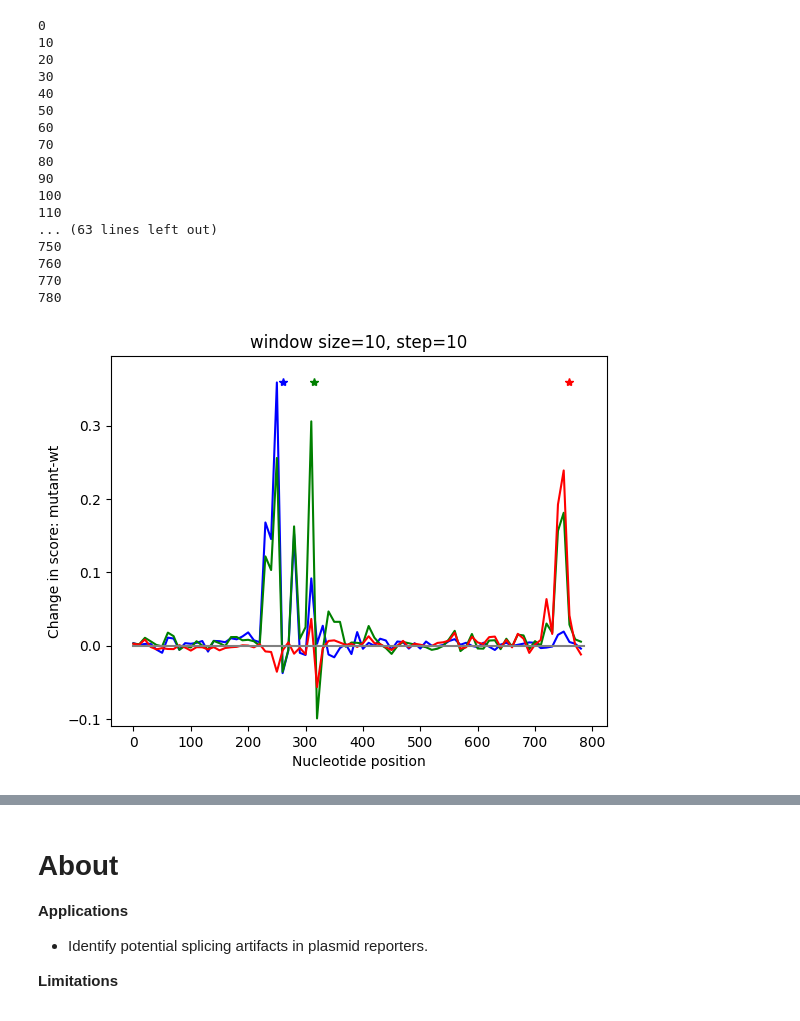
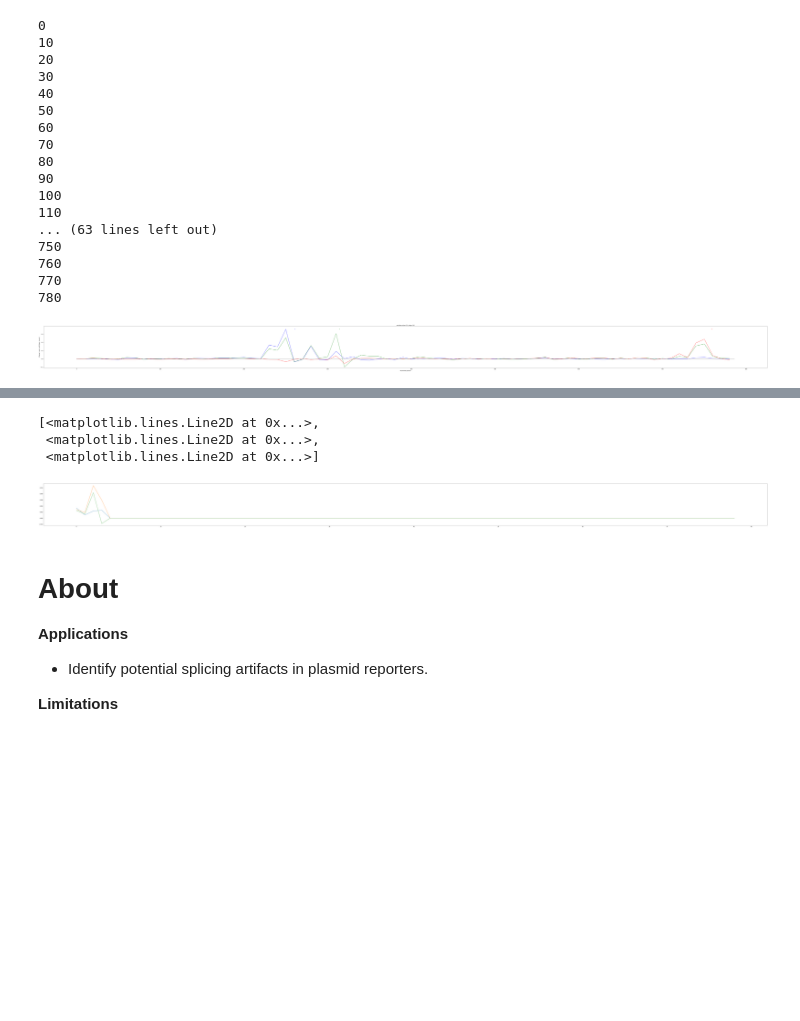
Before and after one commit to xuebingwu/Pangolin, a Jupyter notebook: scan.ipynb, the cells around one changed output, grey strips where cells are left out. Cells and saved outputs as stored; diff of their text form; code cells hidden in the pictures; blank space fills up the shorter version.

```diff
--- a/scan.ipynb
+++ b/scan.ipynb
@@ -449,6 +457,11 @@ for i in range(0,len(seq),Step_size):
 np.savetxt("impact_score.txt",impact_score, delimiter="\t")
 
 ## consider plotting as sequence logo. score for center bases
+
+pylab.rcParams['pdf.fonttype']=42
+pylab.rcParams['font.size']=12
+pylab.rcParams['figure.figsize'] = [max(10,len(seq)/10), 8]
+
 cols = 'bgrcmyk'*10
 pos = list(sites.keys())
 miny = np.min(impact_score)
@@ -459,36 +472,46 @@ for i in range(len(sites)):
 pylab.plot([0,len(seq)],[0,0],color='gray')
 pylab.ylim(miny*1.1,maxy*1.1)
 pylab.ylabel('Change in score: wild type - mutant')
 pylab.xlabel('Nucleotide position')
 pylab.title('window size='+str(Window_size)+', step='+str(Step_size))
 
 pylab.savefig('mutational_scan.pdf')
 pylab.show()
 
 # save and download data
 os.system(f'zip res.zip *.pdf *.txt')
 files.download(f"res.zip")
 # %% [output]
 0
 10
 20
 30
 40
 50
 60
 70
 80
 90
 100
 110
 ... (63 lines left out)
 750
 760
 770
 780
-[figure, old version]
+[figure, new version]
 [interactive output not drawn]
 [interactive output not drawn]
+# %%
+  pylab.rcParams['pdf.fonttype']=42
+  pylab.rcParams['font.size']=12
+  pylab.rcParams['figure.figsize'] = [138, 8]
+  pylab.plot(impact_score)
+# %% [output]
+[<matplotlib.lines.Line2D at 0x...>,
+ <matplotlib.lines.Line2D at 0x...>,
+ <matplotlib.lines.Line2D at 0x...>]
+[figure, added]
 # %% [markdown]
 # About <a name="Instructions"></a>
 
```
Also changed, not shown: parts of 2 cells of this notebook.
